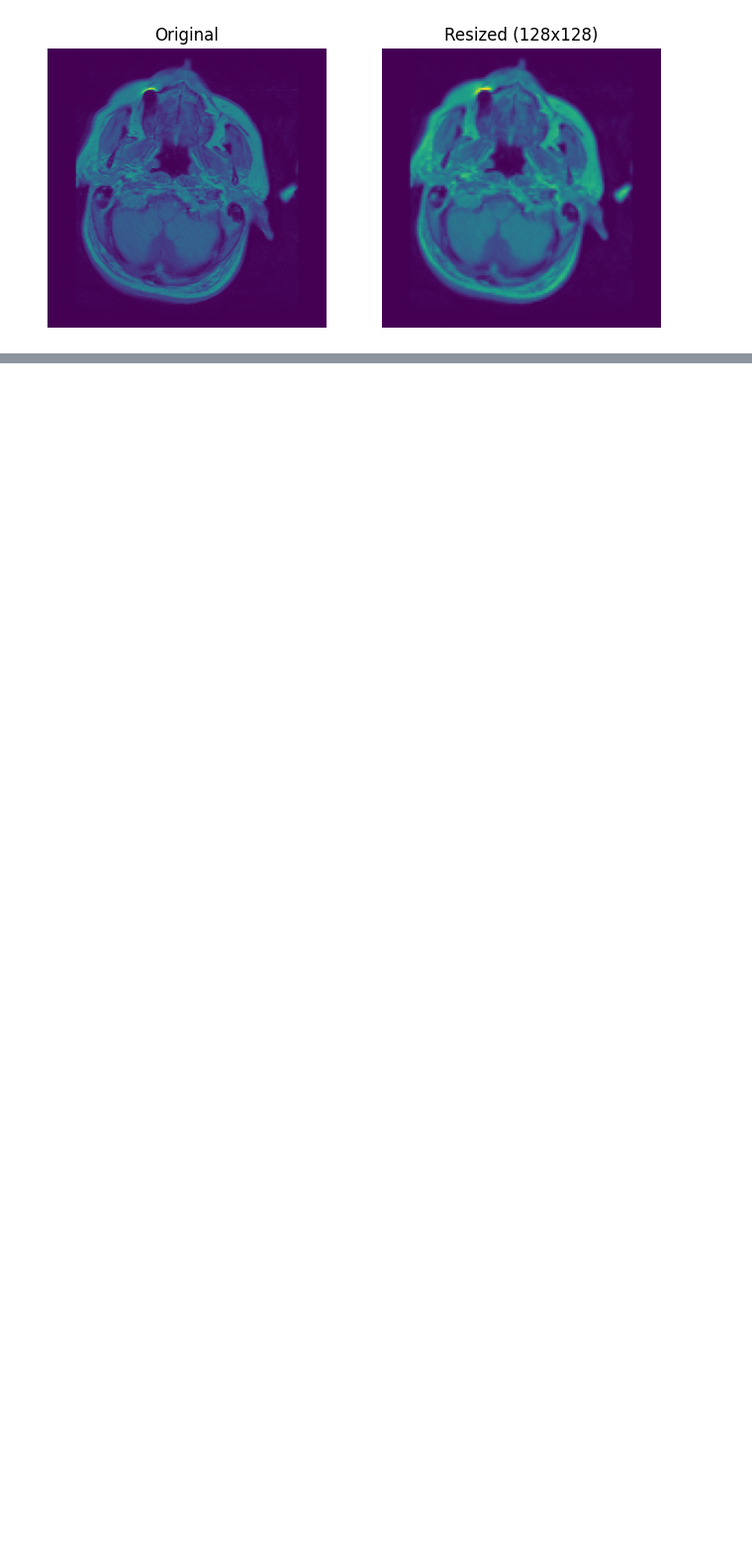
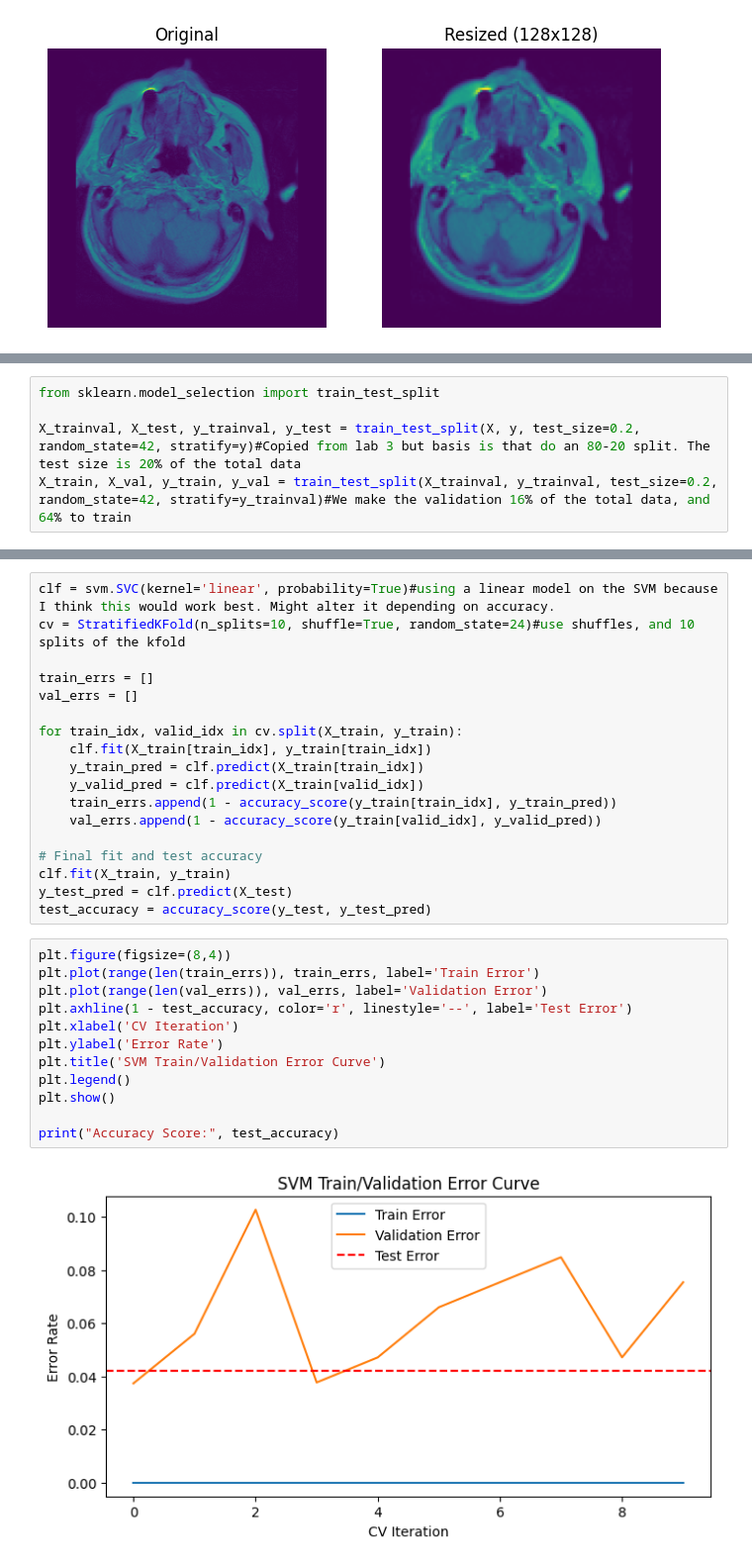
Before and after one commit to Aditsmishra2005/APS360---Project, a Jupyter notebook: Parkinsons_Pathfinder_APS360.ipynb, the cells around one changed output, grey strips where cells are left out. Shown: that part at 99% size. Drawn from its saved outputs; the diff is of its cells as text; blank space fills up the shorter version.

```diff
--- a/Parkinsons_Pathfinder_APS360.ipynb
+++ b/Parkinsons_Pathfinder_APS360.ipynb
@@ -30,0 +150,5 @@ plt.show()
+# %%
+from sklearn.model_selection import train_test_split
+
+X_trainval, X_test, y_trainval, y_test = train_test_split(X, y, test_size=0.2, random_state=42, stratify=y)#Copied from lab 3 but basis is that do an 80-20 split. The test size is 20% of the total data
+X_train, X_val, y_train, y_val = train_test_split(X_trainval, y_trainval, test_size=0.2, random_state=42, stratify=y_trainval)#We make the validation 16% of the total data, and 64% to train
@@ -30,0 +162,32 @@ plt.show()
+# %%
+clf = svm.SVC(kernel='linear', probability=True)#using a linear model on the SVM because I think this would work best. Might alter it depending on accuracy.
+cv = StratifiedKFold(n_splits=10, shuffle=True, random_state=24)#use shuffles, and 10 splits of the kfold
+
+train_errs = []
+val_errs = []
+
+for train_idx, valid_idx in cv.split(X_train, y_train):
+    clf.fit(X_train[train_idx], y_train[train_idx])
+    y_train_pred = clf.predict(X_train[train_idx])
+    y_valid_pred = clf.predict(X_train[valid_idx])
+    train_errs.append(1 - accuracy_score(y_train[train_idx], y_train_pred))
+    val_errs.append(1 - accuracy_score(y_train[valid_idx], y_valid_pred))
+
+# Final fit and test accuracy
+clf.fit(X_train, y_train)
+y_test_pred = clf.predict(X_test)
+test_accuracy = accuracy_score(y_test, y_test_pred)
+# %%
+plt.figure(figsize=(8,4))
+plt.plot(range(len(train_errs)), train_errs, label='Train Error')
+plt.plot(range(len(val_errs)), val_errs, label='Validation Error')
+plt.axhline(1 - test_accuracy, color='r', linestyle='--', label='Test Error')
+plt.xlabel('CV Iteration')
+plt.ylabel('Error Rate')
+plt.title('SVM Train/Validation Error Curve')
+plt.legend()
+plt.show()
+
+print("Accuracy Score:", test_accuracy)
+# %% [output]
+[figure, added]
```
Also changed, not shown: parts of 42 cells of this notebook, 3 other files.
